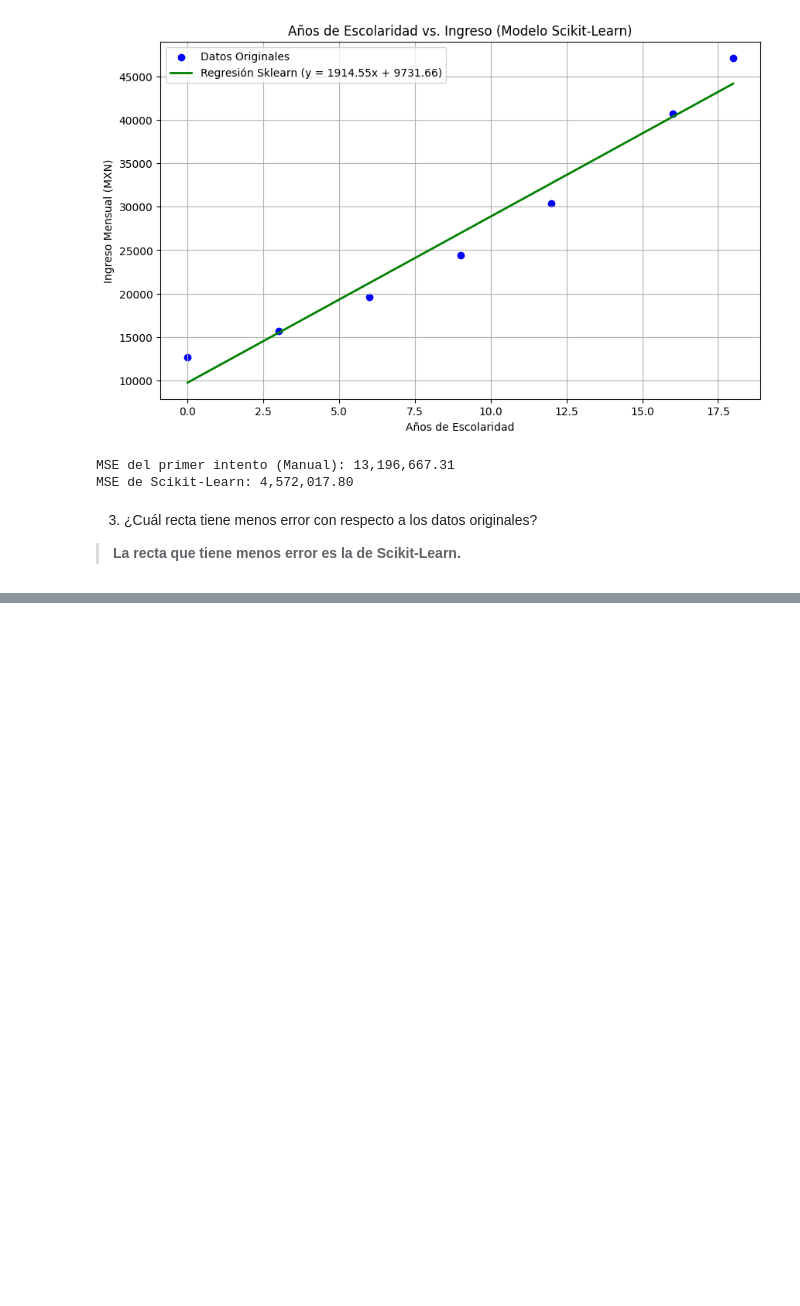
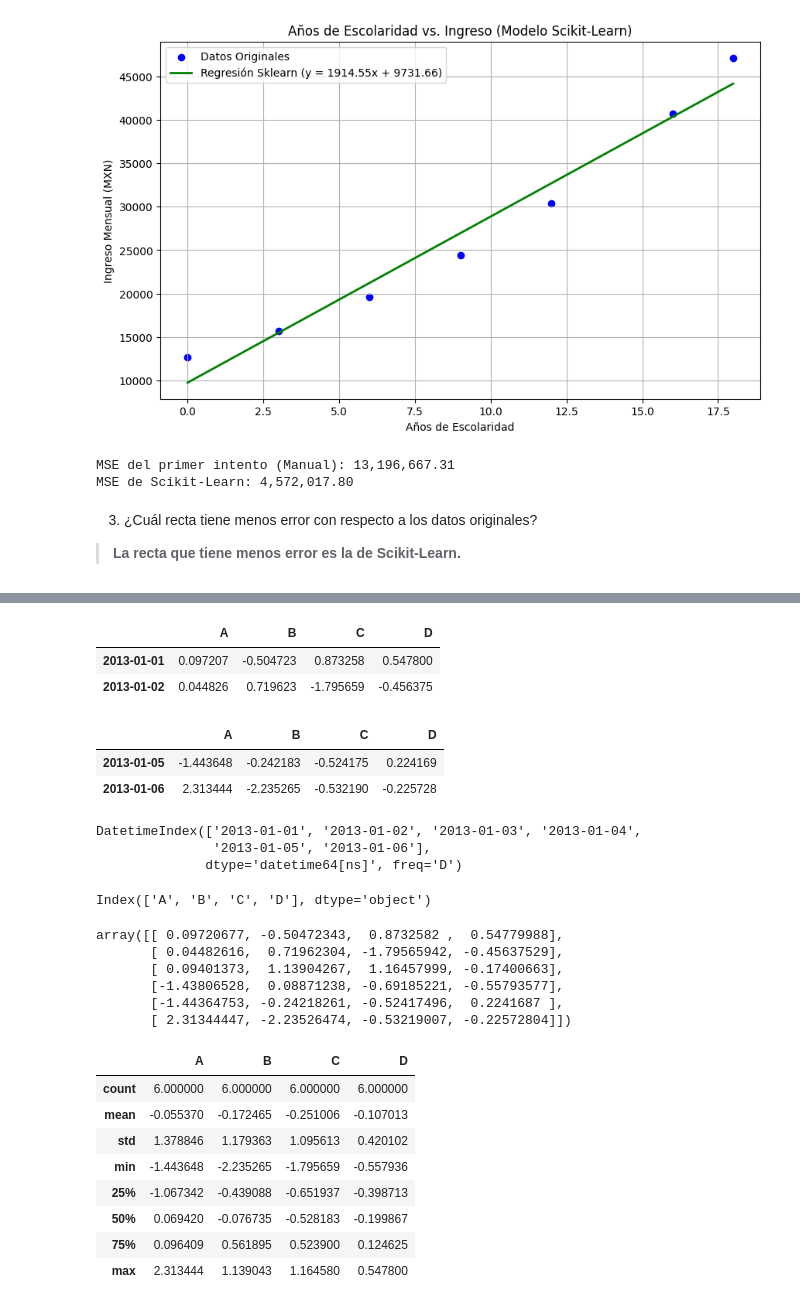
Before and after one commit to JoseLLoredoHdz/mineria, a Jupyter notebook: MineriaDeDatos2.ipynb, the cells around one changed output, grey strips where cells are left out. Cells and saved outputs as stored; diff of their text form; code cells hidden in the pictures; blank space fills up the shorter version.

```diff
--- a/MineriaDeDatos2.ipynb
+++ b/MineriaDeDatos2.ipynb
@@ -705,0 +722,3 @@ MSE de Scikit-Learn: 4,572,017.80
+# %%
+dates = pd.date_range("20130101", periods=6)
+dates
@@ -705,0 +729,3 @@ MSE de Scikit-Learn: 4,572,017.80
+# %%
+df = pd.DataFrame(np.random.randn(6, 4), index=dates, columns=list("ABCD"))
+df
@@ -705,0 +778,43 @@ MSE de Scikit-Learn: 4,572,017.80
+# %%
+df.head(2)#los 2 primeros
+# %% [output]
+|  | A | B | C | D |
+| 2013-01-01 | 0.097207 | -0.504723 | 0.873258 | 0.547800 |
+| 2013-01-02 | 0.044826 | 0.719623 | -1.795659 | -0.456375 |
+# %%
+df.tail(2)#los ultimos 2
+# %% [output]
+|  | A | B | C | D |
+| 2013-01-05 | -1.443648 | -0.242183 | -0.524175 | 0.224169 |
+| 2013-01-06 | 2.313444 | -2.235265 | -0.532190 | -0.225728 |
+# %%
+df.index#nos trae las filas
+# %% [output]
+DatetimeIndex(['2013-01-01', '2013-01-02', '2013-01-03', '2013-01-04',
+               '2013-01-05', '2013-01-06'],
+              dtype='datetime64[ns]', freq='D')
+# %%
+df.columns#nos trae las columnas
+# %% [output]
+Index(['A', 'B', 'C', 'D'], dtype='object')
+# %%
+df.to_numpy()
+# %% [output]
+array([[ 0.09720677, -0.50472343,  0.8732582 ,  0.54779988],
+       [ 0.04482616,  0.71962304, -1.79565942, -0.45637529],
+       [ 0.09401373,  1.13904267,  1.16457999, -0.17400663],
+       [-1.43806528,  0.08871238, -0.69185221, -0.55793577],
+       [-1.44364753, -0.24218261, -0.52417496,  0.2241687 ],
+       [ 2.31344447, -2.23526474, -0.53219007, -0.22572804]])
+# %%
+df.describe()#impresion mas detallada de un conjunto de datos es importante como estan distribuidos los datos
+# %% [output]
+|  | A | B | C | D |
+| count | 6.000000 | 6.000000 | 6.000000 | 6.000000 |
+| mean | -0.055370 | -0.172465 | -0.251006 | -0.107013 |
+| std | 1.378846 | 1.179363 | 1.095613 | 0.420102 |
+| min | -1.443648 | -2.235265 | -1.795659 | -0.557936 |
+| 25% | -1.067342 | -0.439088 | -0.651937 | -0.398713 |
+| 50% | 0.069420 | -0.076735 | -0.528183 | -0.199867 |
+| 75% | 0.096409 | 0.561895 | 0.523900 | 0.124625 |
+| max | 2.313444 | 1.139043 | 1.164580 | 0.547800 |
```
Also changed, not shown: parts of 13 cells of this notebook.
